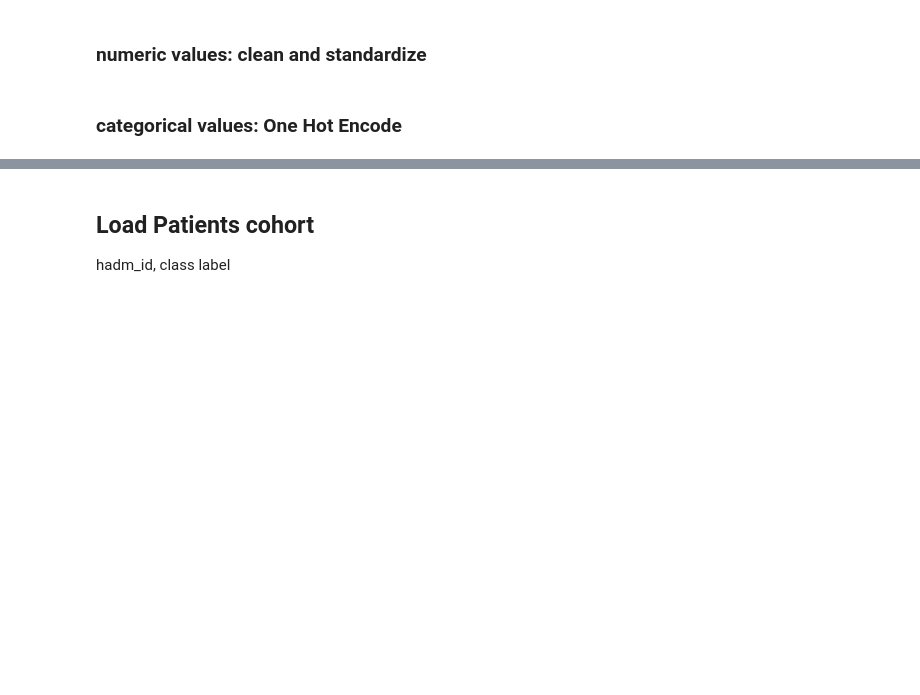
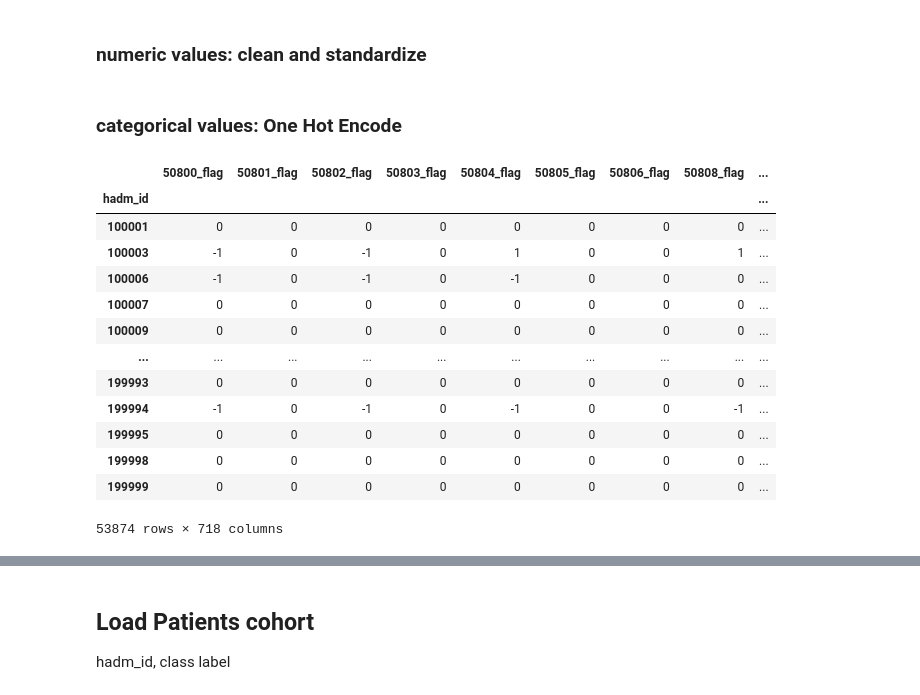
Before and after one commit to The-Electric-Moccasins/resistance-prediction, a Jupyter notebook: build_dataset.ipynb, the cells around one changed output, grey strips where cells are left out. Drawn from its saved outputs; the diff is of its cells as text; code cells hidden in the pictures; blank space fills up the shorter version.

```diff
--- a/build_dataset.ipynb
+++ b/build_dataset.ipynb
@@ -609,10 +616,8 @@ def replace_missing_val(df, list_of_clms, how='median'):
     temp_df = df[list_of_clms]
     imp = SimpleImputer(strategy=how)
     df_prc = imp.fit_transform(temp_df)
-    temp_df = pd.DataFrame(df_prc, columns=list_of_clms)
-    for col in list_of_clms:
-        df[col] = temp_df[col]
-    return df
+    temp_df = pd.DataFrame(df_prc, columns=list_of_clms, index=df.index)
+    return temp_df
 # %%
 columns_to_standardize = [col for col in df_dataset_unprocessed.columns.tolist() if not col.endswith('_flag')]
 df_dataset_unprocessed = stanardize_numeric_values(df_dataset_unprocessed, columns_to_standardize)
@@ -621,10 +626,31 @@ numeric_cols = df_dataset_unprocessed.select_dtypes('number')
 numeric_cols = [col for col in numeric_cols if not col.endswith('_flag')]
 # df_dataset_unprocessed = replace_missing_val(df_dataset_unprocessed, numeric_cols, how='median')
 # %%
-df_dataset_unprocessed = replace_missing_val(df_dataset_unprocessed, numeric_cols )
+# df_dataset_unprocessed =
+
+df_new_numeric = replace_missing_val(df_dataset_unprocessed, numeric_cols )
+# %%
+df_dataset_unprocessed = df_dataset_unprocessed.drop(columns=numeric_cols).join(df_new_numeric)
 # %% [markdown]
 ### categorical values: One Hot Encode
 # %%
 categorical_cols = df_dataset_unprocessed.select_dtypes('object').columns.tolist()
 # %%
-tmp_df = pd.get_dummies(df_dataset_unprocessed, columns=categorical_cols, dummy_na=True, drop_first=True)
+df_dataset_processed = pd.get_dummies(df_dataset_unprocessed, columns=categorical_cols, dummy_na=True, drop_first=True)
+# %%
+df_dataset_processed.fillna(0)
+# %% [output]
+|  | 50800_flag | 50801_flag | 50802_flag | 50803_flag | 50804_flag | 50805_flag | 50806_flag | 50808_flag | ... |
+| hadm_id |  |  |  |  |  |  |  |  | ... |
+| 100001 | 0 | 0 | 0 | 0 | 0 | 0 | 0 | 0 | ... |
+| 100003 | -1 | 0 | -1 | 0 | 1 | 0 | 0 | 1 | ... |
+| 100006 | -1 | 0 | -1 | 0 | -1 | 0 | 0 | 0 | ... |
+| 100007 | 0 | 0 | 0 | 0 | 0 | 0 | 0 | 0 | ... |
+| 100009 | 0 | 0 | 0 | 0 | 0 | 0 | 0 | 0 | ... |
+| ... | ... | ... | ... | ... | ... | ... | ... | ... | ... |
+| 199993 | 0 | 0 | 0 | 0 | 0 | 0 | 0 | 0 | ... |
+| 199994 | -1 | 0 | -1 | 0 | -1 | 0 | 0 | -1 | ... |
+| 199995 | 0 | 0 | 0 | 0 | 0 | 0 | 0 | 0 | ... |
+| 199998 | 0 | 0 | 0 | 0 | 0 | 0 | 0 | 0 | ... |
+| 199999 | 0 | 0 | 0 | 0 | 0 | 0 | 0 | 0 | ... |
+53874 rows × 718 columns
```
Also changed, not shown: parts of 100 cells of this notebook, 2 other files.
